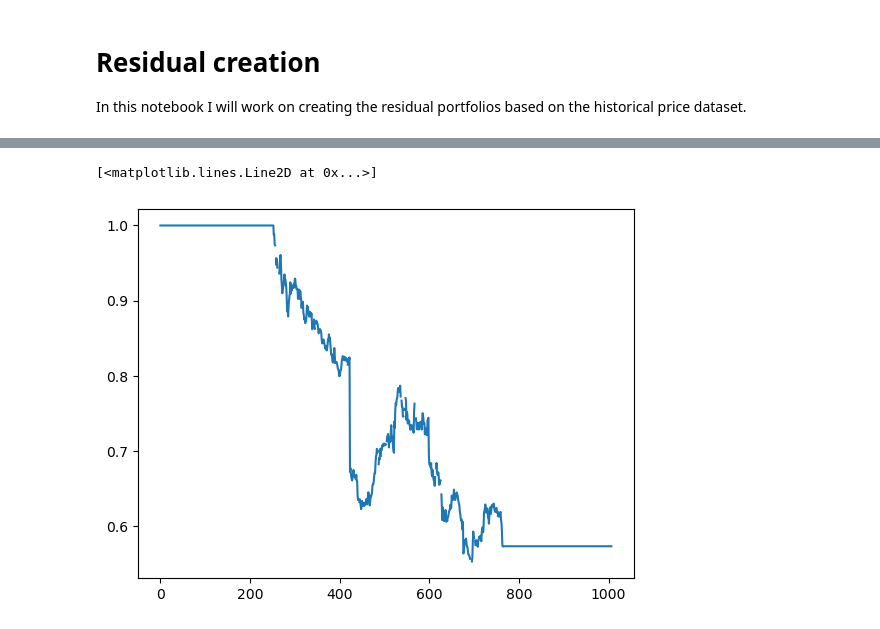
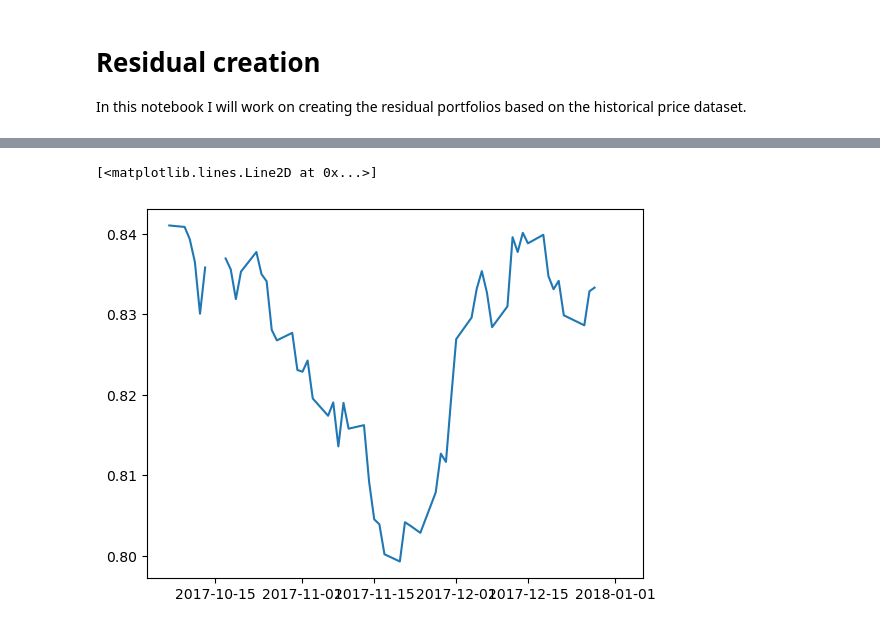
Before and after one commit to quintengeerts2000/MasterThesis-DRL_applications_to_stat_arb, a Jupyter notebook: empirical_analysis/residual_creation.ipynb, the cells around one changed output, grey strips where cells are left out. Cells and saved outputs as stored; diff of their text form; code cells hidden in the pictures.

```diff
--- a/empirical_analysis/residual_creation.ipynb
+++ b/empirical_analysis/residual_creation.ipynb
@@ -102,6 +120,5 @@ plt.plot(returns.iloc[::50].count(axis=1))
-# %%
-import matplotlib.pyplot as plt
-plt.plot((residual_df.MKC + 1).cumprod().values)
-# %% [output]
-[<matplotlib.lines.Line2D at 0x...>]
-[figure, removed]
+# %%
+plt.plot((residual_df['BRK.B']+1).cumprod().tail(60))
+# %% [output]
+[<matplotlib.lines.Line2D at 0x...>]
+[figure, added]
```
Also changed, not shown: parts of 24 cells of this notebook, 1 other file.
